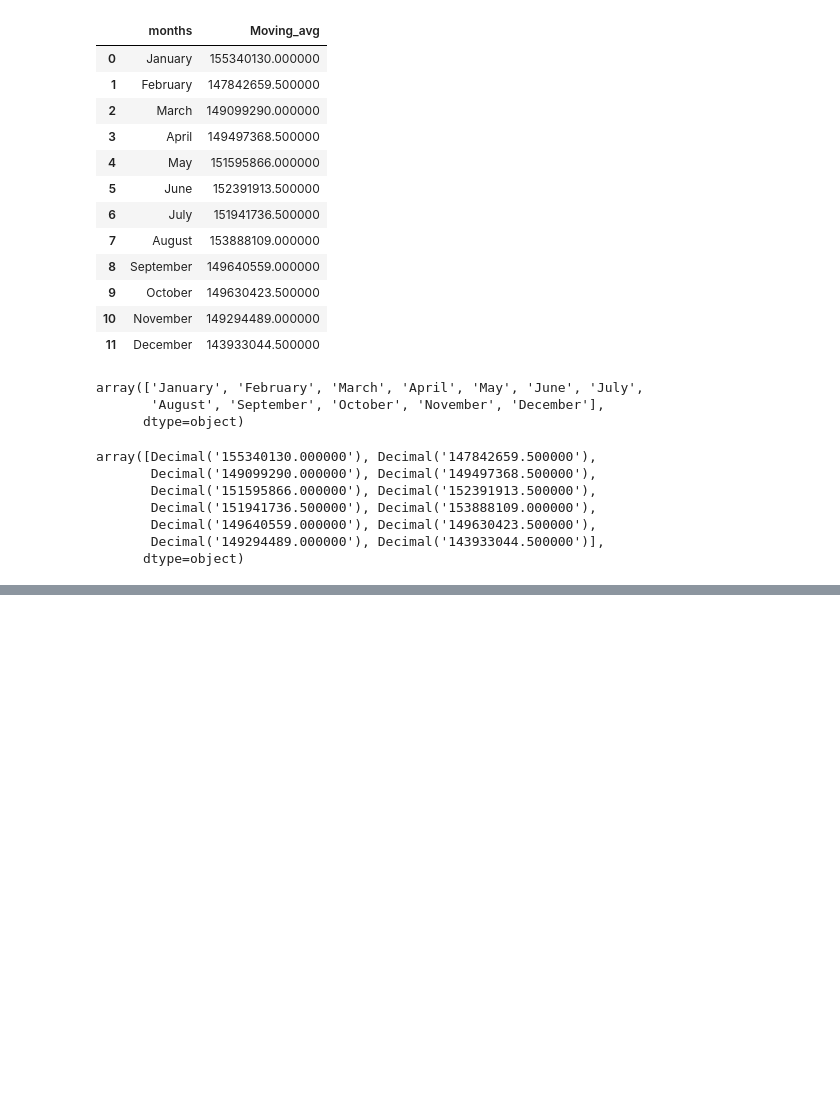
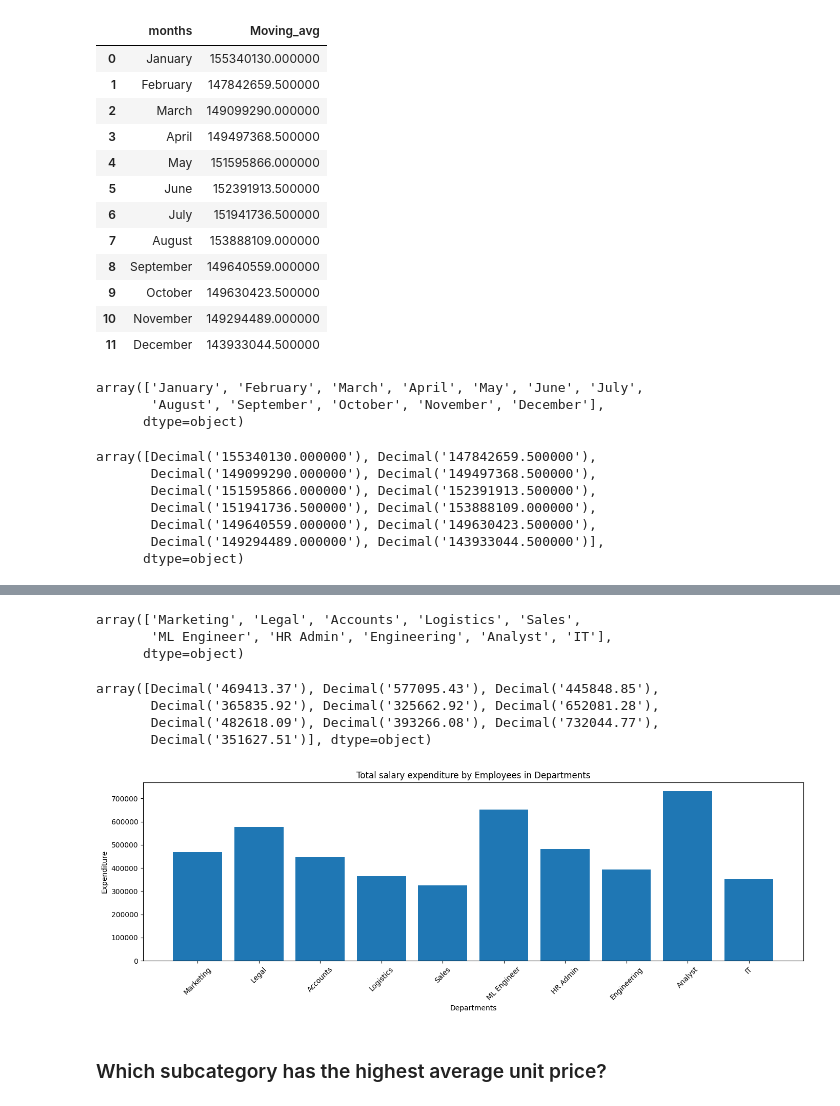
Before and after one commit to Manishkumar902/Swift-market, a Jupyter notebook: test.ipynb, the cells around one changed output, grey strips where cells are left out. Saved outputs shown, nothing was run; the diff lists cells and outputs as text; code cells hidden in the pictures; blank space fills up the shorter version.

```diff
--- a/test.ipynb
+++ b/test.ipynb
@@ -534,0 +579,9 @@ array([Decimal('155340130.000000'), Decimal('147842659.500000'),
+# %%
+query11 = """select
+Department,
+sum(Salary) AS TotalSalaryExpenditure
+from Employees
+group BY Department;"""
+
+exp = read_query(query11)
+exp
@@ -534,0 +600,15 @@ array([Decimal('155340130.000000'), Decimal('147842659.500000'),
+# %%
+department = exp['Department'].values
+department
+# %% [output]
+array(['Marketing', 'Legal', 'Accounts', 'Logistics', 'Sales',
+       'ML Engineer', 'HR Admin', 'Engineering', 'Analyst', 'IT'],
+      dtype=object)
+# %%
+expenditur=  exp['TotalSalaryExpenditure'].values
+expenditur
+# %% [output]
+array([Decimal('469413.37'), Decimal('577095.43'), Decimal('445848.85'),
+       Decimal('365835.92'), Decimal('325662.92'), Decimal('652081.28'),
+       Decimal('482618.09'), Decimal('393266.08'), Decimal('732044.77'),
+       Decimal('351627.51')], dtype=object)
@@ -534,0 +617,13 @@ array([Decimal('155340130.000000'), Decimal('147842659.500000'),
+# %%
+plt.figure(figsize=(14,5))
+plt.bar(department, expenditur)
+plt.xlabel('Departments')
+plt.ylabel('Expenditure')
+plt.title('Total salary expenditure by Employees in Departments')
+plt.xticks(rotation=45)
+plt.tight_layout()
+plt.show()
+# %% [output]
+[figure, added]
+# %% [markdown]
+### Which subcategory has the highest average unit price?
```
Also changed, not shown: parts of 25 cells of this notebook.
